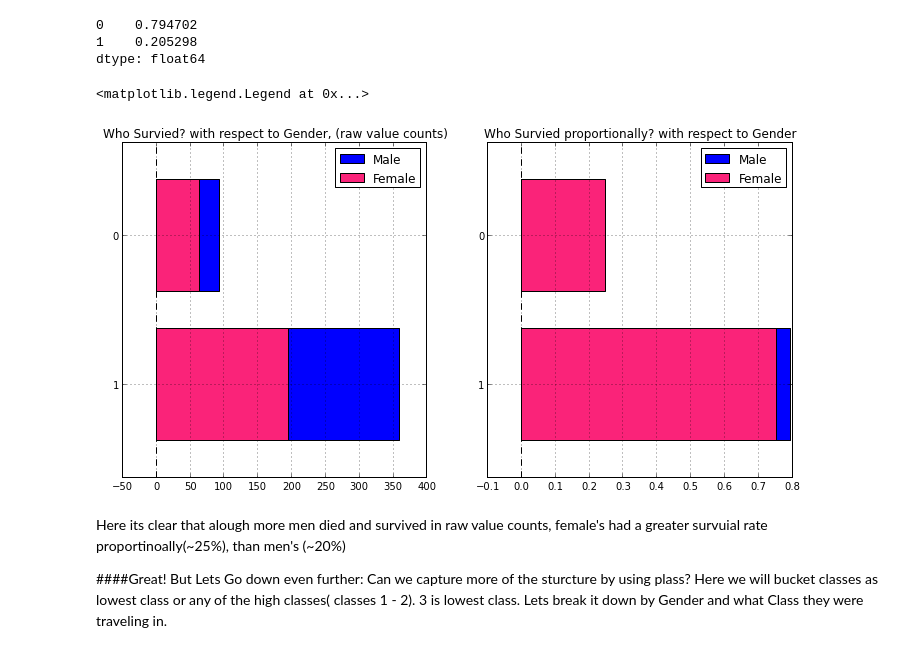
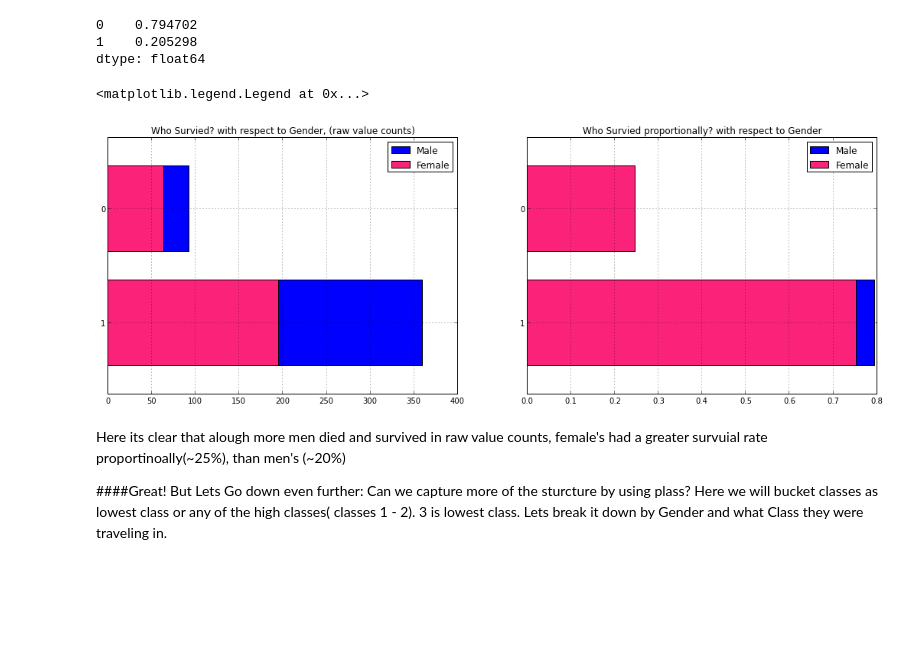
Before and after one commit to agconti/kaggle-titanic, a Jupyter notebook: Titanic.ipynb, the cells around one changed output. Drawn from its saved outputs; the diff is of its cells as text; code cells hidden in the pictures; blank space fills up the shorter version.

```diff
--- a/Titanic.ipynb
+++ b/Titanic.ipynb
@@ -184,21 +185,21 @@ df.survived[df.sex == 'male'].value_counts()/float(df.sex[df.sex == 'male'].size
 dtype: float64
 # %%
 #Are they male and female?
-fig = plt.figure(figsize=(12,6))
+fig = plt.figure(figsize=(18,6))
 
 
 fig.add_subplot(121)
 df.survived[df.sex == 'male'].value_counts().plot(kind='barh',label='Male')
 df.survived[df.sex == 'female'].value_counts().plot(kind='barh', color='#FA2379',label='Female')
 title("Who Survied? with respect to Gender, (raw value counts) "); legend(loc='best')
 
 fig.add_subplot(122)
 (df.survived[df.sex == 'male'].value_counts()/float(df.sex[df.sex == 'male'].size)).plot(kind='barh',label='Male')
 (df.survived[df.sex == 'female'].value_counts()/float(df.sex[df.sex == 'female'].size)).plot(kind='barh', color='#FA2379',label='Female')
 title("Who Survied proportionally? with respect to Gender"); legend(loc='best')
 # %% [output]
 <matplotlib.legend.Legend at 0x...>
-[figure, old version]
+[figure, new version]
 # %% [markdown]
 Here its clear that alough more men died and survived in raw value counts, female's had a greater survuial rate proportinoally(~25%), than men's (~20%)
 
```
Also changed, not shown: parts of 6 cells of this notebook.
